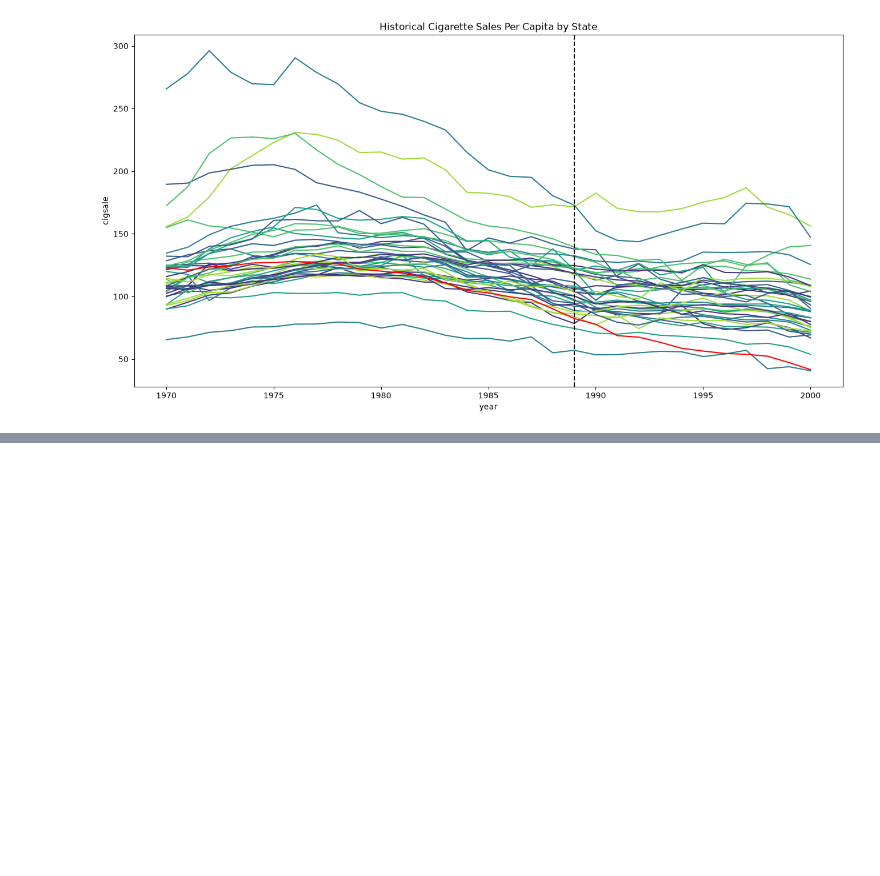
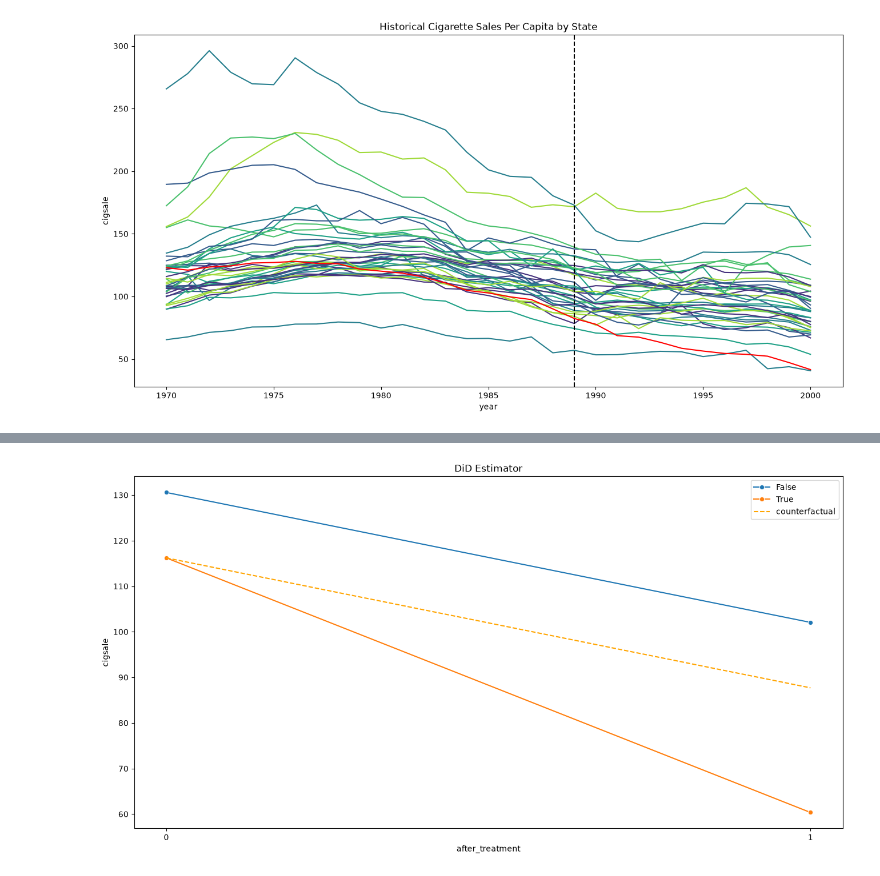
Before and after one commit to Michael-Morgan-Giles/regression_analysis, a Jupyter notebook: 4_panel_data/Treatment_Effect_DiD_Intro.ipynb, the cells around one changed output, grey strips where cells are left out. Cells and saved outputs as stored; diff of their text form; code cells hidden in the pictures; blank space fills up the shorter version.

```diff
--- a/4_panel_data/Treatment_Effect_DiD_Intro.ipynb
+++ b/4_panel_data/Treatment_Effect_DiD_Intro.ipynb
@@ -96,0 +132,9 @@ Text(0.5, 1.0, 'Historical Cigarette Sales Per Capita by State')
+# %%
+mu_after_treat = df.loc[(df['treated'] == 1) & (df['post_treat'] == 1), 'cigsale'].mean()
+mu_before_treat = df.loc[(df['treated'] == 1) & (df['post_treat'] == 0), 'cigsale'].mean()
+mu_after_control = df.loc[(df['treated'] == 0) & (df['post_treat'] == 1), 'cigsale'].mean()
+mu_before_control = df.loc[(df['treated'] == 0) & (df['post_treat'] == 0), 'cigsale'].mean()
+
+did_manual = (mu_after_treat - mu_before_treat) - (mu_after_control - mu_before_control)
+
+print(f' The manual DiD estimator is: {round(did_manual,2)}')
@@ -96,0 +163,16 @@ Text(0.5, 1.0, 'Historical Cigarette Sales Per Capita by State')
+# %%
+plt.figure(figsize = (16,8))
+sns.lineplot(data = df.groupby(['california', 'after_treatment'])['cigsale'].mean().reset_index(),
+            x = 'after_treatment',
+            y = 'cigsale',
+            hue = 'california',
+            marker = "o").set(xticks = [0,1])
+plt.plot([False, True], [mu_before_treat, mu_before_treat + (mu_after_control - mu_before_control)],
+         label = "counterfactual",
+        color = "orange",
+        linestyle = "dashed")
+plt.legend()
+plt.title("DiD Estimator")
+plt.show()
+# %% [output]
+[figure, added]
```
Also changed, not shown: parts of 34 cells of this notebook, 2 other files.
